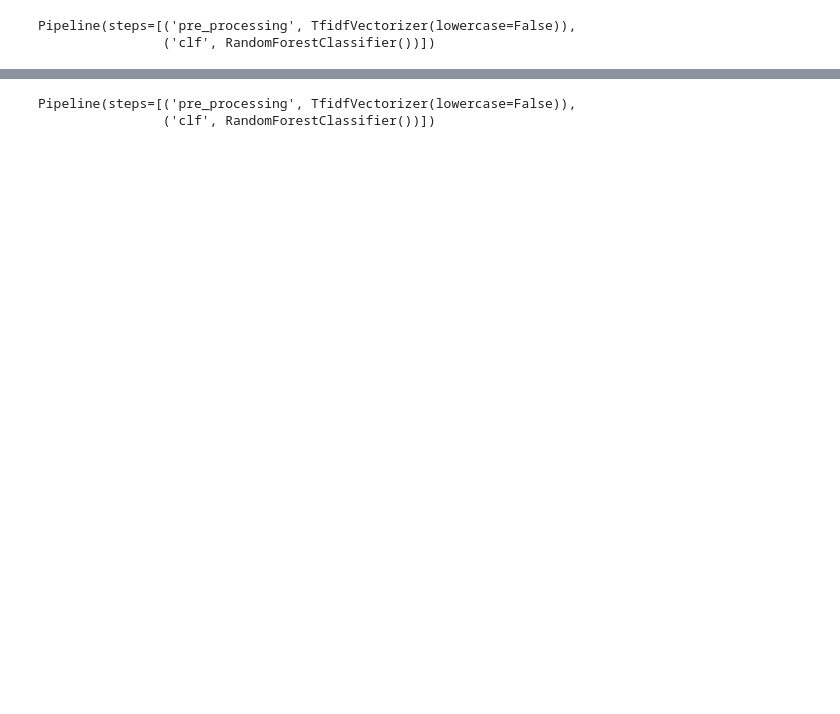
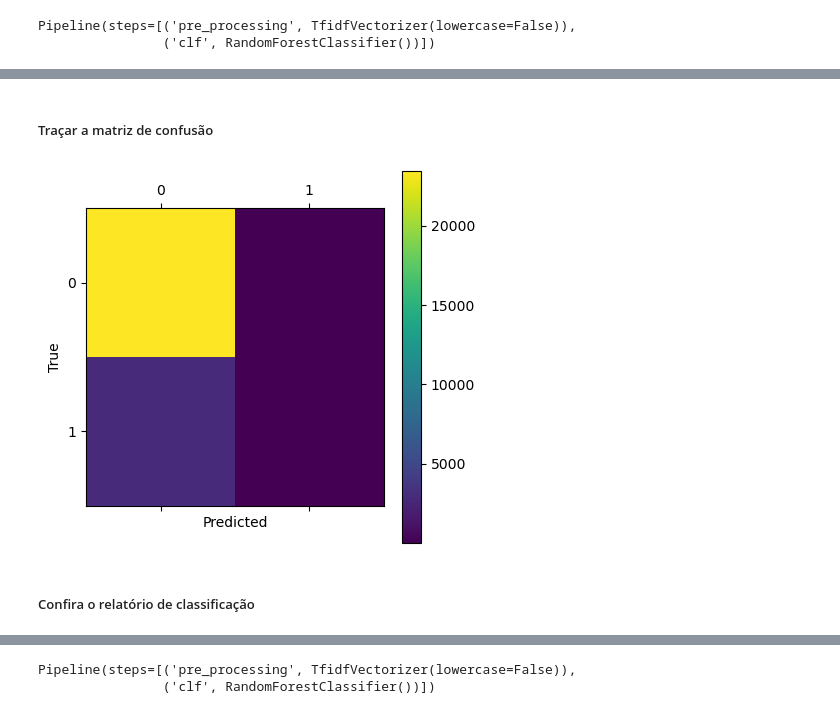
Before and after one commit to renatodias08/pipelineRessarcimento, a Jupyter notebook: jupyter/notebooks/ProcessoRessarcimento_NLP_Passo_2_dump_pkl_.ipynb, the cells around one changed output, grey strips where cells are left out. Cells and saved outputs as stored; diff of their text form; code cells hidden in the pictures; blank space fills up the shorter version.

```diff
--- a/jupyter/notebooks/ProcessoRessarcimento_NLP_Passo_2_dump_pkl_.ipynb
+++ b/jupyter/notebooks/ProcessoRessarcimento_NLP_Passo_2_dump_pkl_.ipynb
@@ -187 +263,17 @@ accuracy_score(y_test,y_preds)
+# %% [markdown]
+##### Traçar a matriz de confusão
+# %%
+from sklearn.metrics import confusion_matrix
+
+
+cm = confusion_matrix(y_test, y_preds)
+plt.matshow(cm, cmap='viridis')
+plt.colorbar()
+plt.xlabel('Predicted')
+plt.ylabel('True')
+plt.show()
+# %% [output]
+[figure, added]
+# %% [markdown]
+##### Confira o relatório de classificação
 # %%
```
Also changed, not shown: parts of 43 cells of this notebook, 3 other files.
